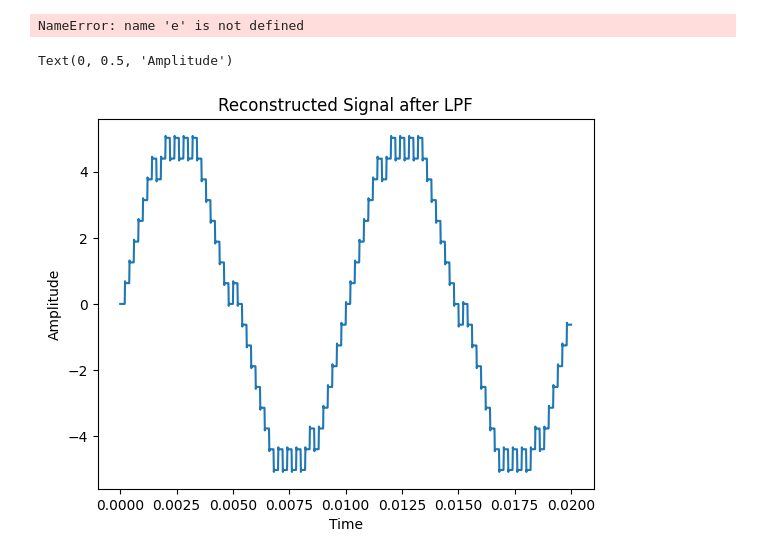
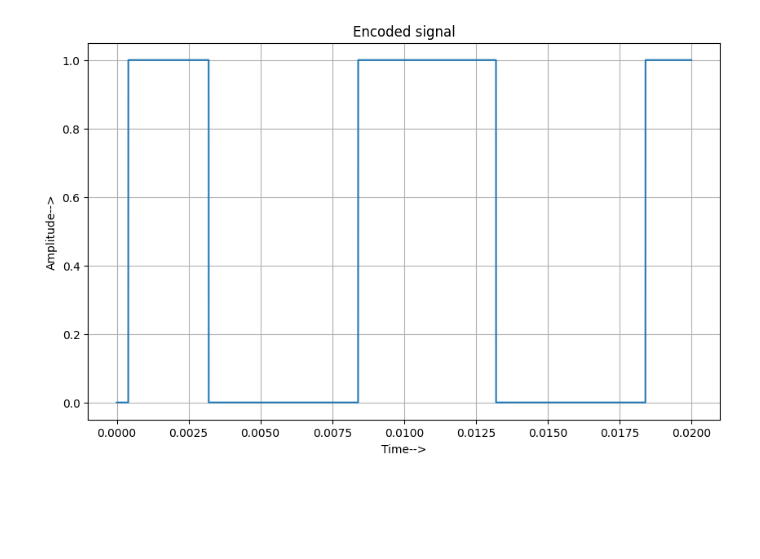
Before and after one commit to ParasKore2003/Digital-Communication-Lab, a Jupyter notebook: Digital Communication/Lab record/Lab 3/Lab3.ipynb, the cells around one changed output. Cells and saved outputs as stored; diff of their text form; code cells hidden in the pictures; blank space fills up the shorter version.

```diff
--- a/Digital Communication/Lab record/Lab 3/Lab3.ipynb
+++ b/Digital Communication/Lab record/Lab 3/Lab3.ipynb
@@ -76,0 +42,4 @@ print(x_sam[2])
+# %%
+len_org = (len(t_org))
+len_sam = len(t_sam)
+length = int(len_org / len_sam) #length fow which we will have to run the repetition list
@@ -77,7 +90,36 @@ print(x_sam[2])
+# %%
+#To perform encoding of the signal
+encoded = []   #List to store the encoded values
+i = 0          #set counter to 0
+
+#Logic for performing encoding of the quantised signal
+while i < len(x_org):
+    if i == 0:
+        encoded.extend(repeat(0,length))
+    else:
+        diff = Dm_list[i] - Dm_list[i - length]
+        if diff > 0:
+            encoded.extend(repeat(1,length))
+        elif diff < 0:
+            encoded.extend(repeat(0,length))
+        else:
+            if Dm_list[i] > 0:
+                encoded.extend(repeat(1,length))
+            else:
+                encoded.extend(repeat(0,length))
+
+    i = i + length
+
+plt.figure(figsize=(10,6))
+plt.plot(t_org,encoded)
+plt.title('Encoded signal')
+plt.xlabel('Time-->')
+plt.ylabel('Amplitude-->')
+plt.grid(True)
+# %% [output]
+[figure, added]
 # %%
-m_rec=[]
+recovered = []
 for i in range(0,len(t_sam)):
-    m_rec.append(e[i-1]+quan[i-1])
+    recovered.append(Dm_list[i * length])
-# %% [output]
-NameError: name 'e' is not defined
 # %%
@@ -87,8 +128,0 @@ rec=signal.lfilter(b,a,quan)
-# %%
-plt.plot(t_org,rec)
-plt.title("Reconstructed Signal after LPF")
-plt.xlabel("Time")
-plt.ylabel("Amplitude")
-# %% [output]
-Text(0, 0.5, 'Amplitude')
-[figure, removed]
```
Also changed, not shown: parts of 10 cells of this notebook.
